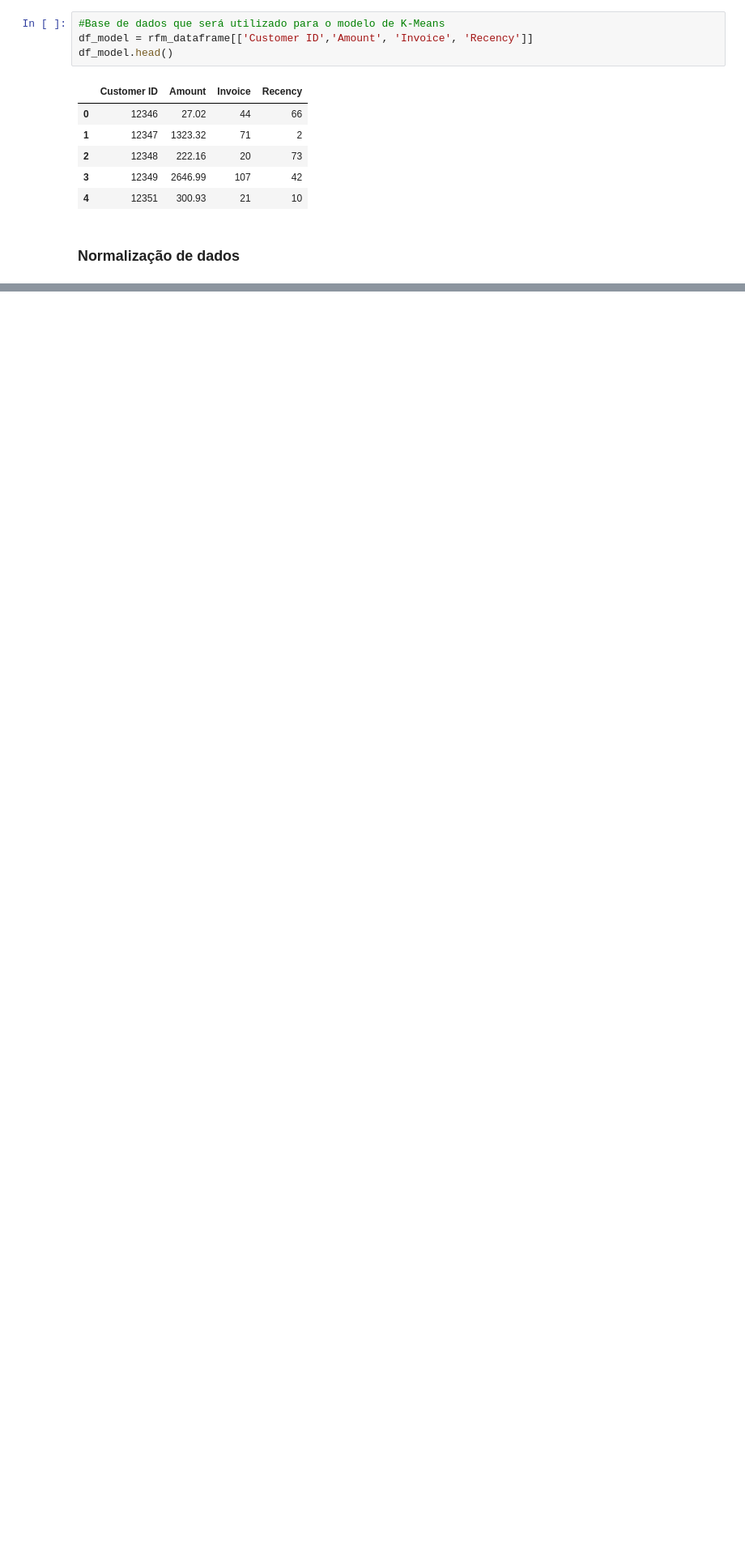
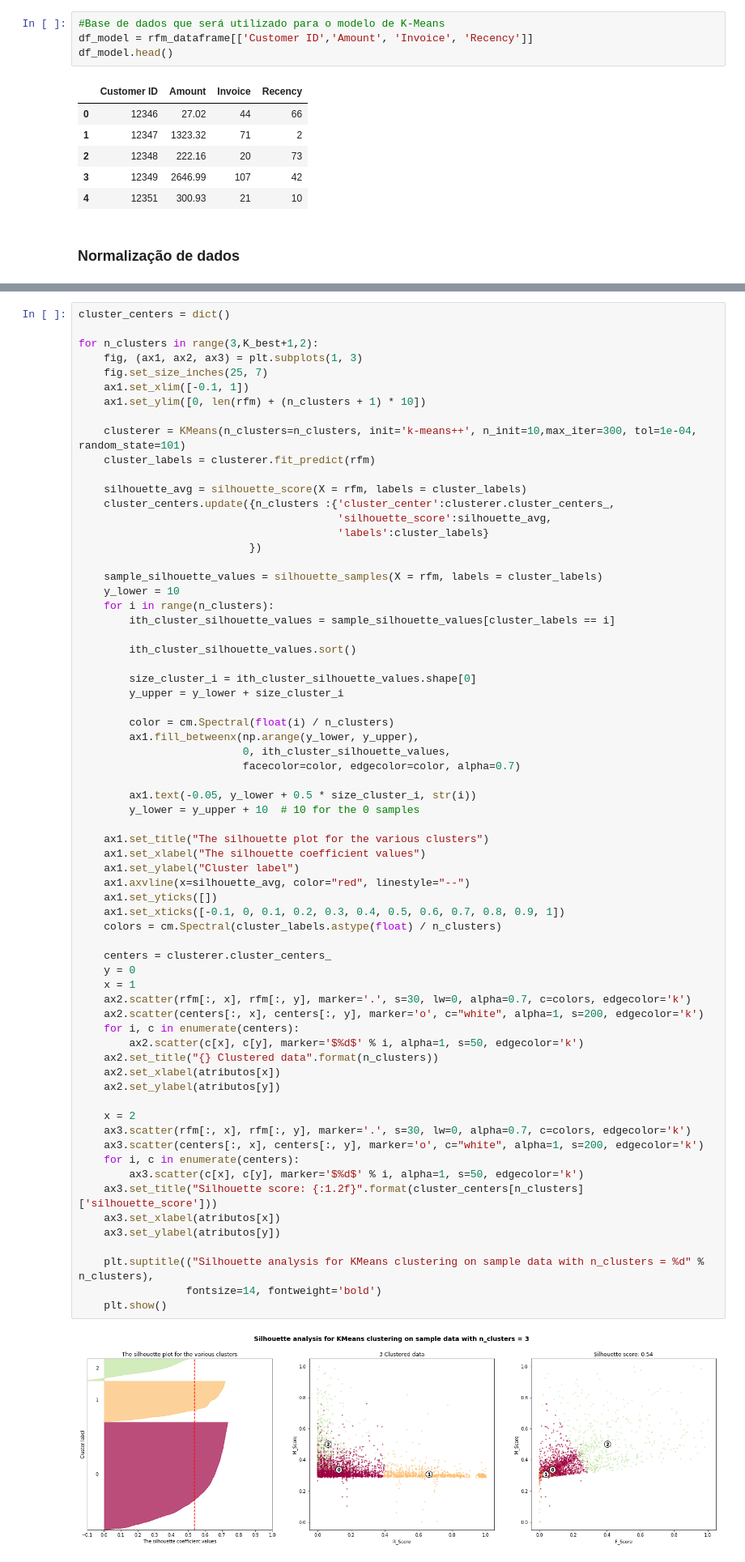
Before and after one commit to wander-asb/Customer_Segmentation, a Jupyter notebook: Segmentação_de_consumidores.ipynb, the cells around one changed output, grey strips where cells are left out. Shown: that part at 81% size. Saved outputs shown, nothing was run; the diff lists cells and outputs as text; blank space fills up the shorter version.

```diff
--- a/Segmentação_de_consumidores.ipynb
+++ b/Segmentação_de_consumidores.ipynb
@@ -330,0 +340,69 @@ The best K sugest:  9
+# %%
+cluster_centers = dict()
+
+for n_clusters in range(3,K_best+1,2):
+    fig, (ax1, ax2, ax3) = plt.subplots(1, 3)
+    fig.set_size_inches(25, 7)
+    ax1.set_xlim([-0.1, 1])
+    ax1.set_ylim([0, len(rfm) + (n_clusters + 1) * 10])
+
+    clusterer = KMeans(n_clusters=n_clusters, init='k-means++', n_init=10,max_iter=300, tol=1e-04, random_state=101)
+    cluster_labels = clusterer.fit_predict(rfm)
+
+    silhouette_avg = silhouette_score(X = rfm, labels = cluster_labels)
+    cluster_centers.update({n_clusters :{'cluster_center':clusterer.cluster_centers_,
+                                         'silhouette_score':silhouette_avg,
+                                         'labels':cluster_labels}
+                           })
+
+    sample_silhouette_values = silhouette_samples(X = rfm, labels = cluster_labels)
+    y_lower = 10
+    for i in range(n_clusters):
+        ith_cluster_silhouette_values = sample_silhouette_values[cluster_labels == i]
+
+        ith_cluster_silhouette_values.sort()
+
+        size_cluster_i = ith_cluster_silhouette_values.shape[0]
+        y_upper = y_lower + size_cluster_i
+
+        color = cm.Spectral(float(i) / n_clusters)
+        ax1.fill_betweenx(np.arange(y_lower, y_upper),
+                          0, ith_cluster_silhouette_values,
+                          facecolor=color, edgecolor=color, alpha=0.7)
+
+        ax1.text(-0.05, y_lower + 0.5 * size_cluster_i, str(i))
+        y_lower = y_upper + 10  # 10 for the 0 samples
+
+    ax1.set_title("The silhouette plot for the various clusters")
+    ax1.set_xlabel("The silhouette coefficient values")
+    ax1.set_ylabel("Cluster label")
+    ax1.axvline(x=silhouette_avg, color="red", linestyle="--")
+    ax1.set_yticks([])
+    ax1.set_xticks([-0.1, 0, 0.1, 0.2, 0.3, 0.4, 0.5, 0.6, 0.7, 0.8, 0.9, 1])
+    colors = cm.Spectral(cluster_labels.astype(float) / n_clusters)
+
+    centers = clusterer.cluster_centers_
+    y = 0
+    x = 1
+    ax2.scatter(rfm[:, x], rfm[:, y], marker='.', s=30, lw=0, alpha=0.7, c=colors, edgecolor='k')
+    ax2.scatter(centers[:, x], centers[:, y], marker='o', c="white", alpha=1, s=200, edgecolor='k')
+    for i, c in enumerate(centers):
+        ax2.scatter(c[x], c[y], marker='$%d$' % i, alpha=1, s=50, edgecolor='k')
+    ax2.set_title("{} Clustered data".format(n_clusters))
+    ax2.set_xlabel(atributos[x])
+    ax2.set_ylabel(atributos[y])
+
+    x = 2
+    ax3.scatter(rfm[:, x], rfm[:, y], marker='.', s=30, lw=0, alpha=0.7, c=colors, edgecolor='k')
+    ax3.scatter(centers[:, x], centers[:, y], marker='o', c="white", alpha=1, s=200, edgecolor='k')
+    for i, c in enumerate(centers):
+        ax3.scatter(c[x], c[y], marker='$%d$' % i, alpha=1, s=50, edgecolor='k')
+    ax3.set_title("Silhouette score: {:1.2f}".format(cluster_centers[n_clusters]['silhouette_score']))
+    ax3.set_xlabel(atributos[x])
+    ax3.set_ylabel(atributos[y])
+
+    plt.suptitle(("Silhouette analysis for KMeans clustering on sample data with n_clusters = %d" % n_clusters),
+                 fontsize=14, fontweight='bold')
+    plt.show()
+# %% [output]
+[figure, added]
```
Also changed, not shown: parts of 11 cells of this notebook.
